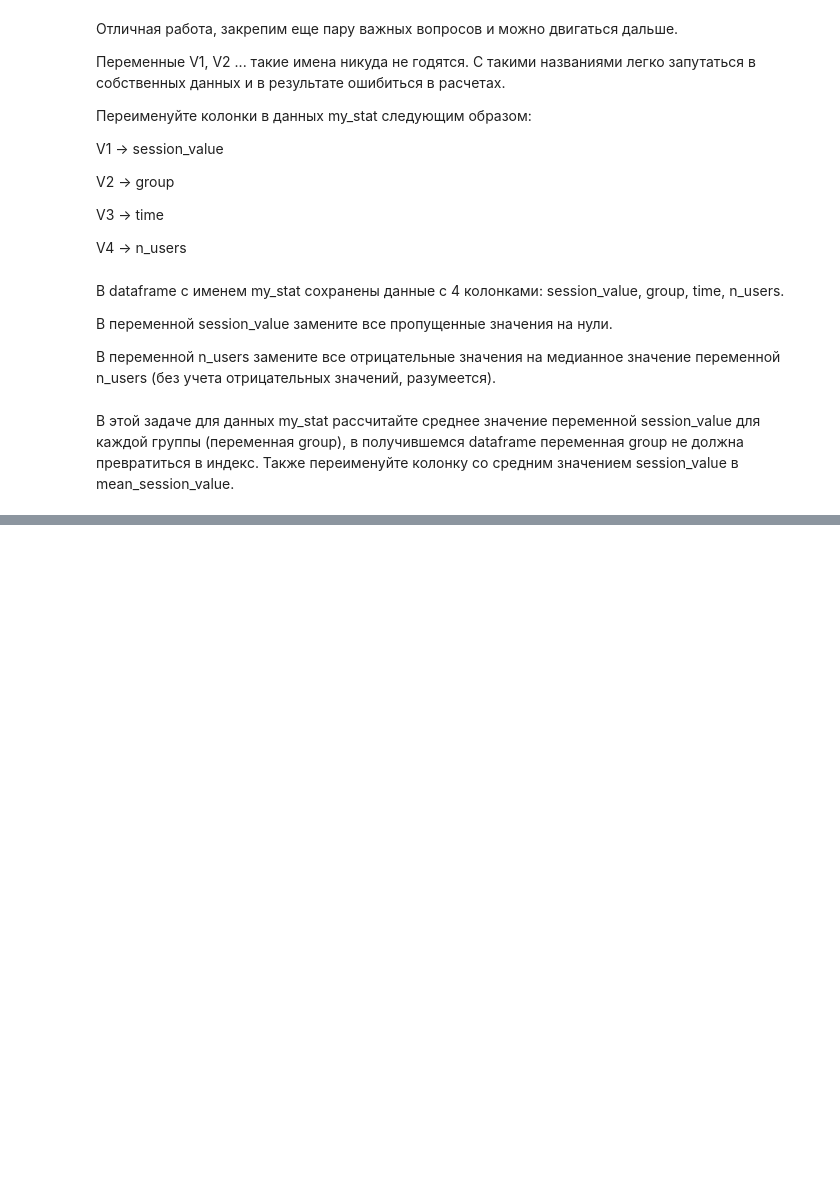
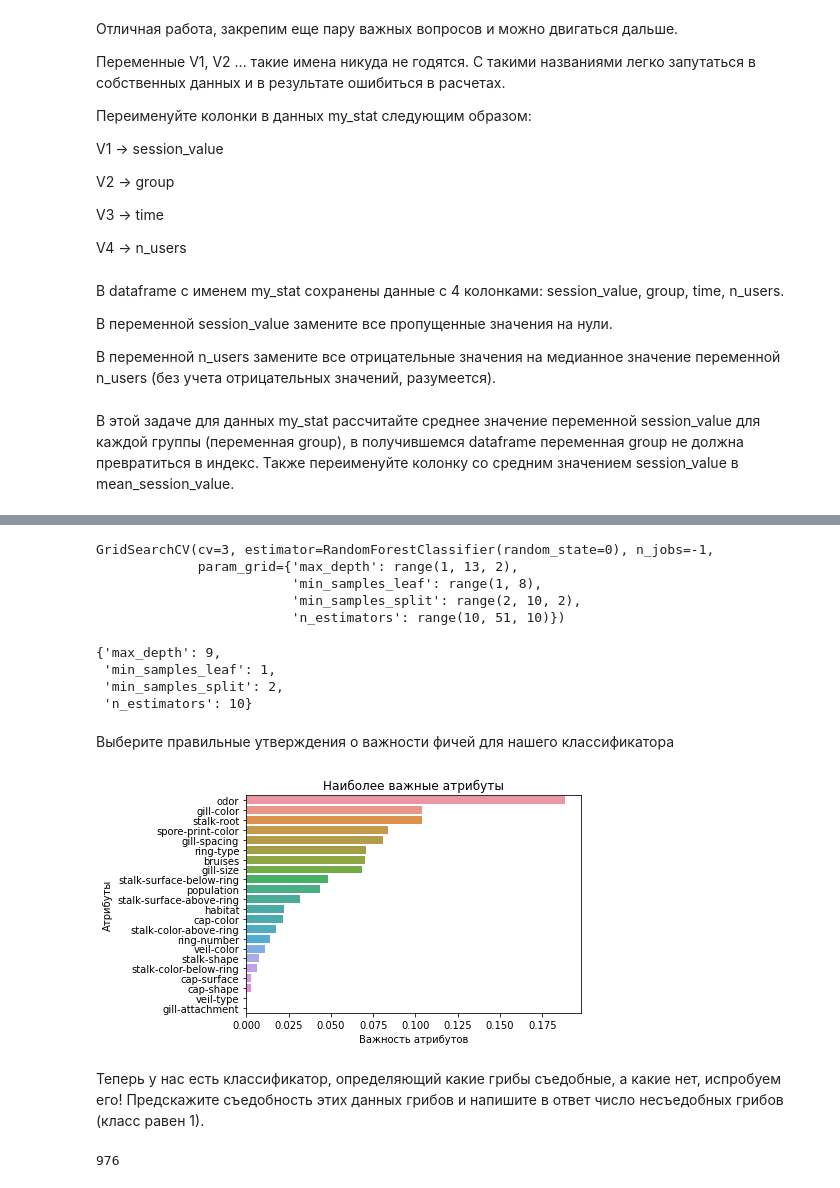
Before and after one commit to tester911007/Neural-network, a Jupyter notebook: Задачи.ipynb, the cells around one changed output, grey strips where cells are left out. Drawn from its saved outputs; the diff is of its cells as text; code cells hidden in the pictures; blank space fills up the shorter version.

```diff
--- a/Задачи.ipynb
+++ b/Задачи.ipynb
@@ -234,0 +519,2 @@ mean_session_value_data = my_stat.groupby("group",as_index=False).session_value.
+# %%
+df = pd.read_csv('https://stepik.org/media/attachments/course/4852/training_mush.csv')
@@ -234,0 +531,52 @@ mean_session_value_data = my_stat.groupby("group",as_index=False).session_value.
+# %%
+X = df.drop('class', axis=1)
+y = df['class']
+# %%
+params = {'n_estimators': range(10, 51, 10),
+          'max_depth': range(1, 13, 2),
+          'min_samples_leaf': range(1, 8),
+          'min_samples_split': range(2, 10, 2)}
+
+dt = RandomForestClassifier(random_state=0)
+clf = GridSearchCV(dt, params, n_jobs=-1, cv=3)
+# %%
+clf.fit(X, y)
+# %% [output]
+GridSearchCV(cv=3, estimator=RandomForestClassifier(random_state=0), n_jobs=-1,
+             param_grid={'max_depth': range(1, 13, 2),
+                         'min_samples_leaf': range(1, 8),
+                         'min_samples_split': range(2, 10, 2),
+                         'n_estimators': range(10, 51, 10)})
+# %%
+clf.best_params_
+# %% [output]
+{'max_depth': 9,
+ 'min_samples_leaf': 1,
+ 'min_samples_split': 2,
+ 'n_estimators': 10}
+# %% [markdown]
+Выберите правильные утверждения о важности фичей для нашего классификатора
+# %%
+# Создадим атрибут feature_importances и сохраним его в отдельную переменную.
+feature_importances = clf.best_estimator_.feature_importances_
+# и сделаем DataFrame, одна колонка - имена переменных, другая - важность переменных, отсортированные по убыванию.
+feature_importances_df = pd.DataFrame({'features': list(X), 'feature_importances': feature_importances})\
+    .sort_values(by='feature_importances', ascending=False)
+
+# Построение графика.
+sns.barplot(y=feature_importances_df.features, x=feature_importances_df.feature_importances)
+plt.xlabel('Важность атрибутов')
+plt.ylabel('Атрибуты')
+plt.title('Наиболее важные атрибуты')
+plt.show()
+# %% [output]
+[figure, added]
+# %% [markdown]
+Теперь у нас есть классификатор, определяющий какие грибы съедобные, а какие нет, испробуем его! Предскажите съедобность этих данных грибов и напишите в ответ число несъедобных грибов (класс равен 1).
+# %%
+X_test = pd.read_csv('https://stepik.org/media/attachments/course/4852/testing_mush.csv')
+y_pred = clf.predict(X_test)
+y_pred.sum()
+# np.sum(y_pred == 1)
+# %% [output]
+976
```
Also changed, not shown: parts of 35 cells of this notebook.
